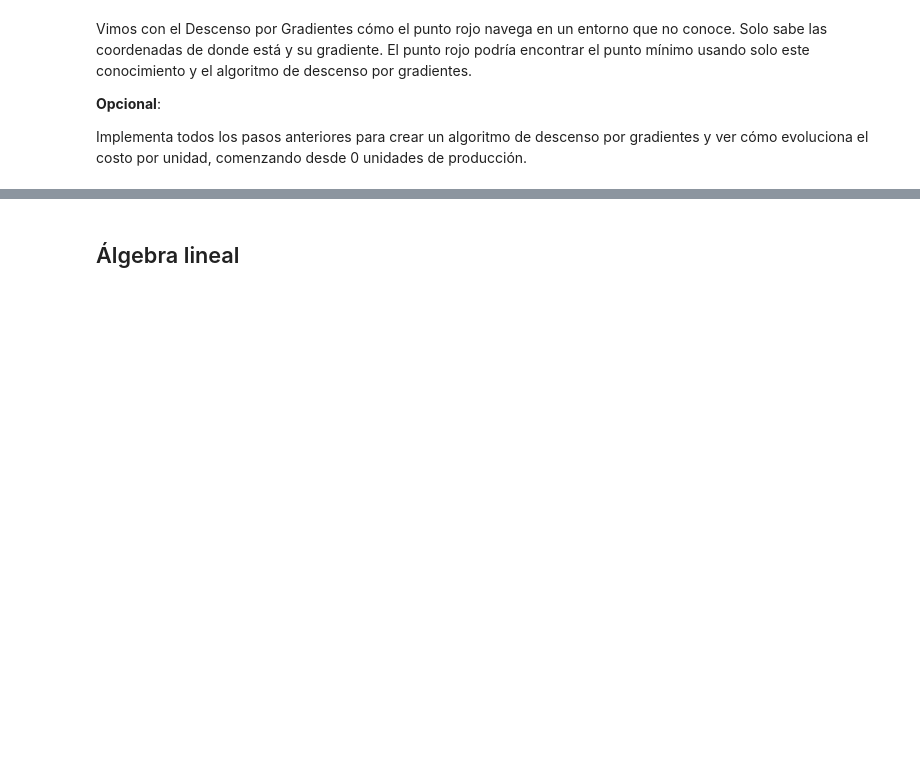
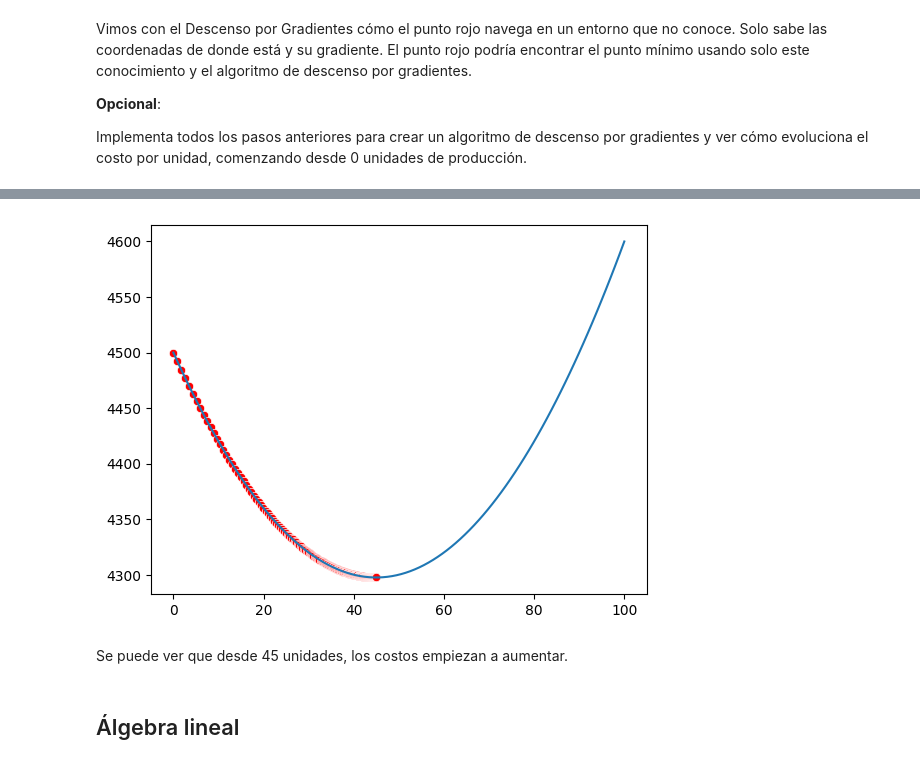
Before and after one commit to aristi95/calculus-and-algebra-problems-with-python, a Jupyter notebook: notebook/problems.es.ipynb, the cells around one changed output, grey strips where cells are left out. Saved outputs shown, nothing was run; the diff lists cells and outputs as text; code cells hidden in the pictures; blank space fills up the shorter version.

```diff
--- a/notebook/problems.es.ipynb
+++ b/notebook/problems.es.ipynb
@@ -290,0 +325,25 @@ Implementa todos los pasos anteriores para crear un algoritmo de descenso por gr
+# %%
+def gradient_descent(x, nsteps=1):
+
+    # collectXs es un array para almacenar cómo cambió x en cada iteración, para poder visualizarlo más tarde
+
+    collectXs = [x]
+
+    # learning_rate es el valor que mencionamos como alpha en la sección anterior
+
+    learning_rate = 1e-01
+
+    for _ in range(nsteps):
+
+        # La siguiente línea hace la verdadera magia
+        # El siguiente valor de x se calcula restando el gradiente * learning_rate de sí mismo
+        # La intuición detrás de esta línea está en la sección anterior
+
+        x -= dg(x) * learning_rate
+        collectXs.append(x)
+
+    # Retornamos una tupla que contiene
+    # x -> el valor reciente de x después de nsteps
+    # collectXs -> todos los valores de x que se calcularon hasta ahora
+
+    return x, collectXs
@@ -291,3 +356,9 @@ Implementa todos los pasos anteriores para crear un algoritmo de descenso por gr
+# %%
+visualize(g, x=collectedXs)
+# %% [output]
+[figure, added]
+# %% [markdown]
+Se puede ver que desde 45 unidades, los costos empiezan a aumentar.
 # %% [markdown]
 ## Álgebra lineal
 # %% [markdown]
```
Also changed, not shown: parts of 9 cells of this notebook.
